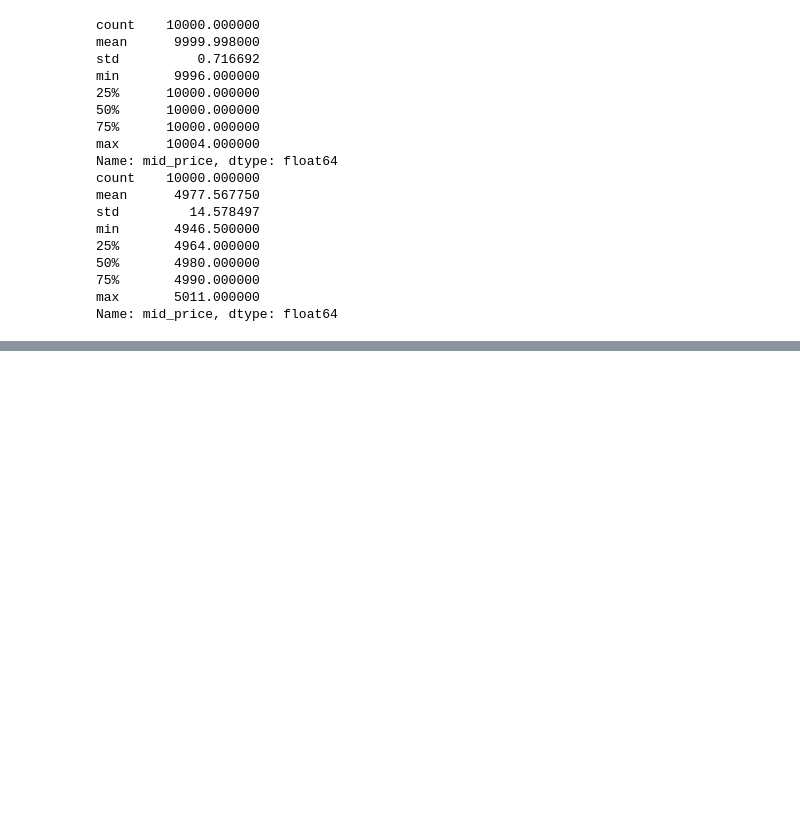
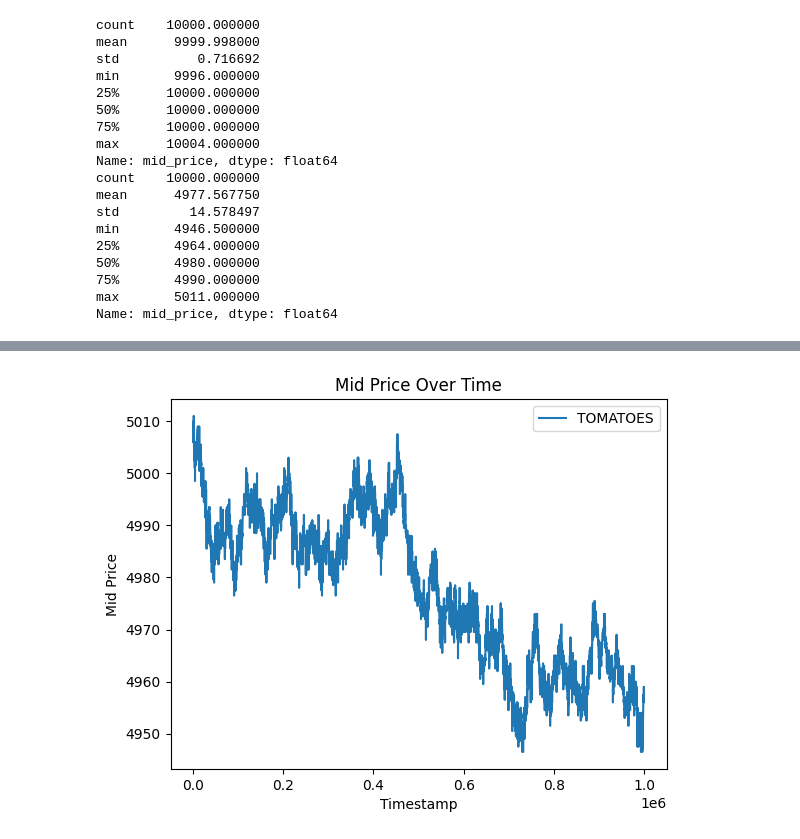
Before and after one commit to tigerzhang153/The-Frogs-IMC-Prosperity, a Jupyter notebook: Round 0/experiment1.ipynb, the cells around one changed output, grey strips where cells are left out. Cells and saved outputs as stored; diff of their text form; code cells hidden in the pictures; blank space fills up the shorter version.

```diff
--- a/Round 0/experiment1.ipynb
+++ b/Round 0/experiment1.ipynb
@@ -41,0 +91,9 @@ Name: mid_price, dtype: float64
+# %%
+plt.plot(tomatoes['timestamp'], tomatoes['mid_price'], label='TOMATOES')
+plt.xlabel('Timestamp')
+plt.ylabel('Mid Price')
+plt.legend()
+plt.title('Mid Price Over Time')
+plt.show()
+# %% [output]
+[figure, added]
```
Also changed, not shown: parts of 5 cells of this notebook, 1 other file.
